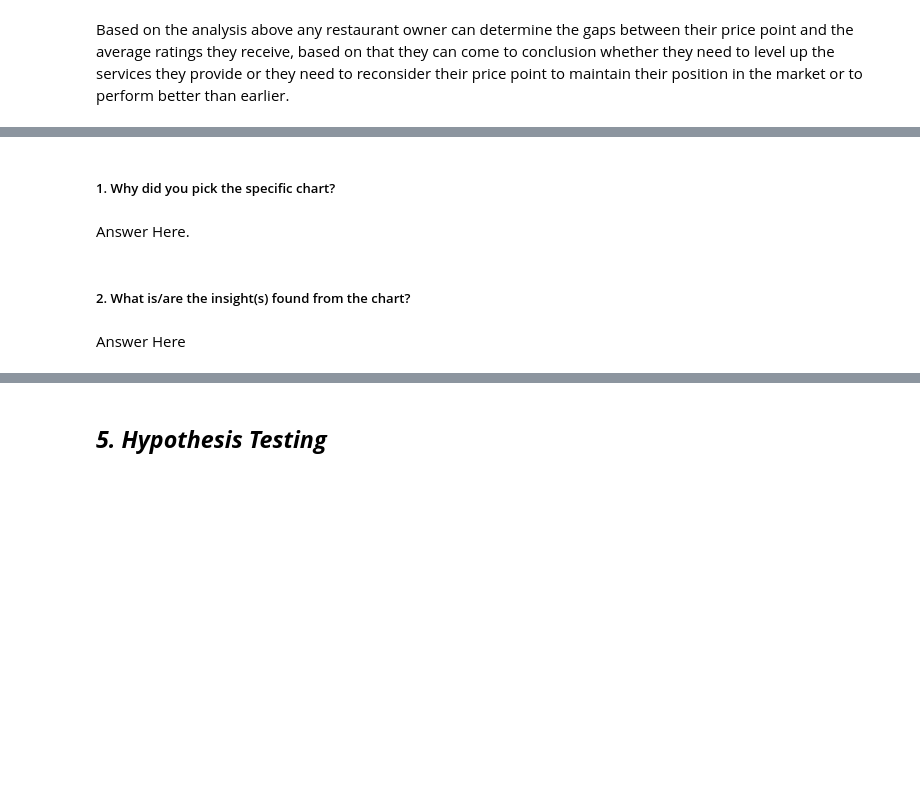
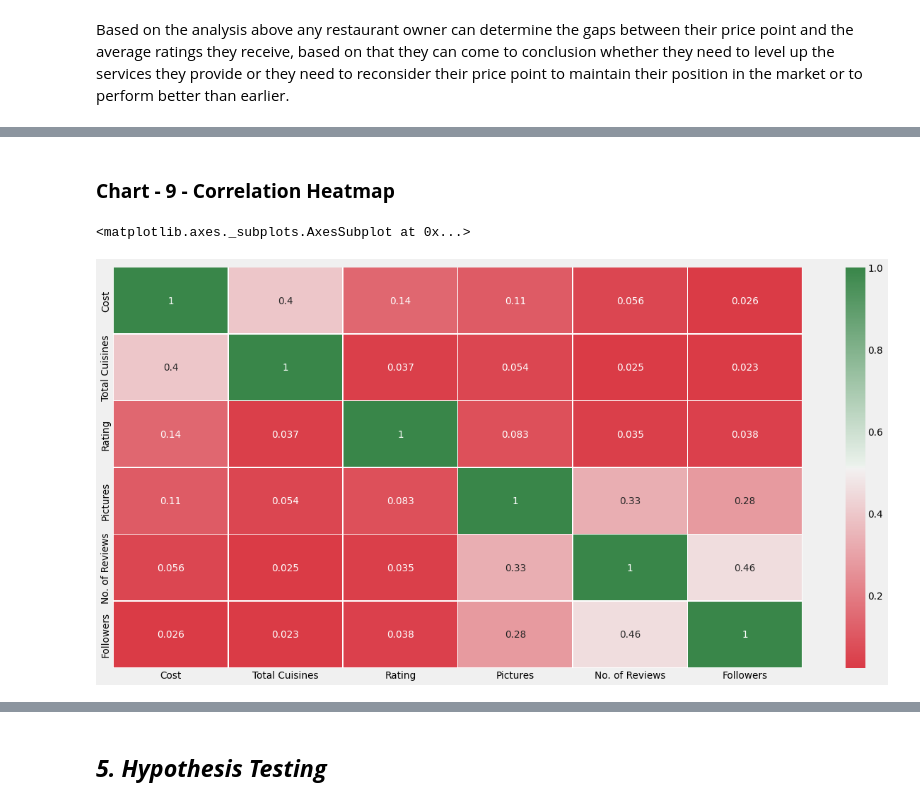
Before and after one commit to kumarabhinavthakur274/Zomato-Restaurant-Clustering-And-Sentiment-Analysis, a Jupyter notebook: Kumar_Abhinav_Zomato_Restaurant_Clustering_And_Sentiment_Analysis.ipynb, the cells around one changed output, grey strips where cells are left out. Saved outputs shown, nothing was run; the diff lists cells and outputs as text; code cells hidden in the pictures; blank space fills up the shorter version.

```diff
--- a/Kumar_Abhinav_Zomato_Restaurant_Clustering_And_Sentiment_Analysis.ipynb
+++ b/Kumar_Abhinav_Zomato_Restaurant_Clustering_And_Sentiment_Analysis.ipynb
@@ -988,8 +888,10 @@ Answer Here
-# %% [markdown]
-##### 1. Why did you pick the specific chart?
-# %% [markdown]
-Answer Here.
-# %% [markdown]
-##### 2. What is/are the insight(s) found from the chart?
-# %% [markdown]
-Answer Here
+# %% [markdown]
+### **Chart - 9 - Correlation Heatmap**
+# %%
+# Correlation Heatmap visualization code
+# checking heatmap/correlation matrix to see the how the colums are correlated with each other
+f, ax = plt.subplots(figsize = (20, 10))
+sns.heatmap(df_merged.corr(),ax = ax, annot=True, cmap=sns.diverging_palette(10, 133, as_cmap=True), linewidths=0.5)
+# %% [output]
+<matplotlib.axes._subplots.AxesSubplot at 0x...>
+[figure, added]
```
Also changed, not shown: parts of 158 cells of this notebook.
